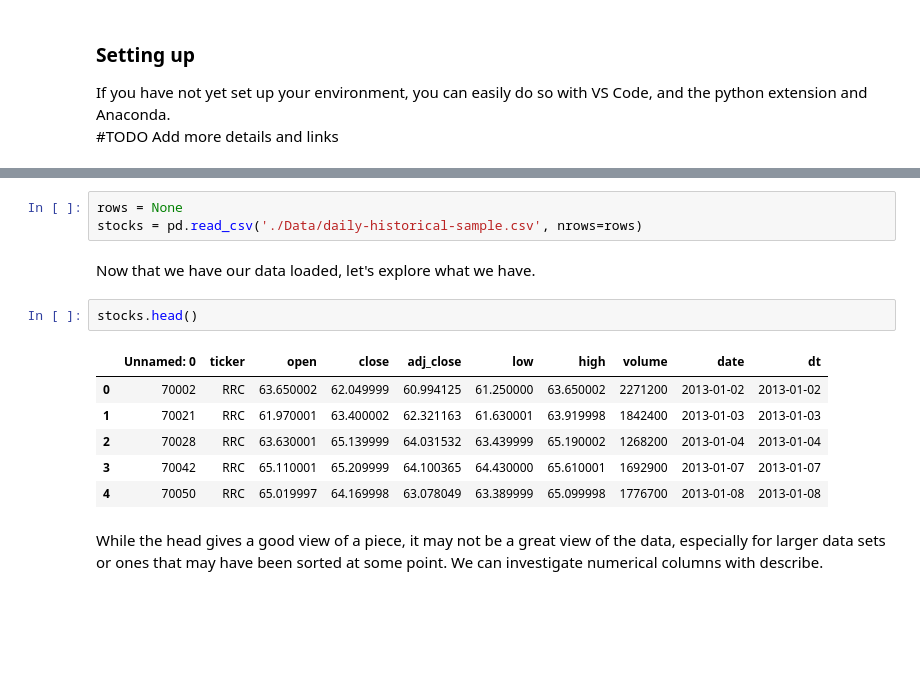
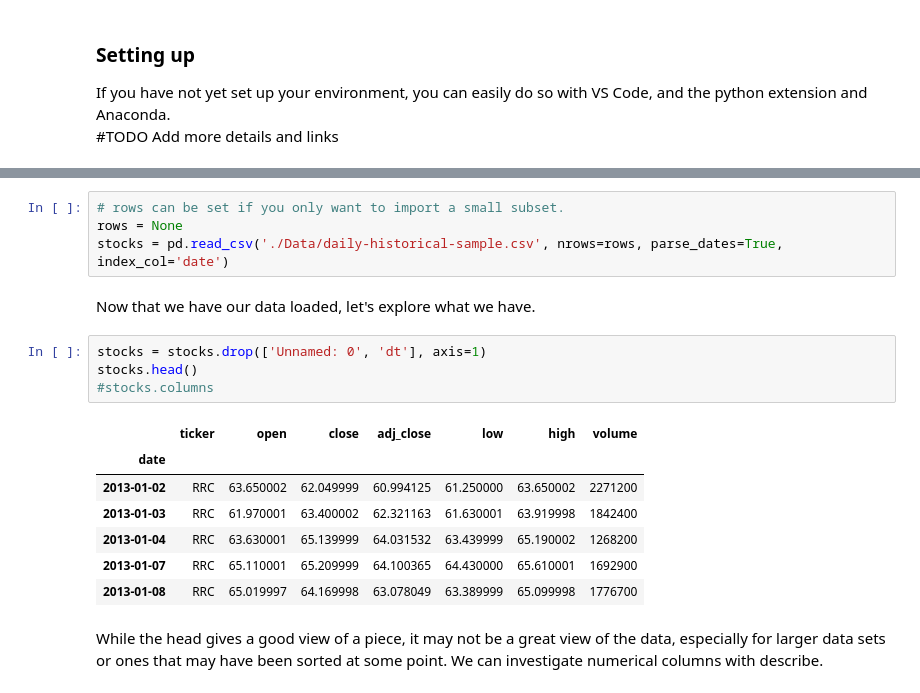
Before and after one commit to microsoft/Reactors, a Jupyter notebook: Machine_Learning_2/Capstone.ipynb, the cells around one changed output, grey strips where cells are left out. Saved outputs shown, nothing was run; the diff lists cells and outputs as text; blank space fills up the shorter version.

```diff
--- a/Machine_Learning_2/Capstone.ipynb
+++ b/Machine_Learning_2/Capstone.ipynb
@@ -48,18 +54,22 @@ import seaborn as sns
 %matplotlib inline
 # %%
+# rows can be set if you only want to import a small subset.
 rows = None
-stocks = pd.read_csv('./Data/daily-historical-sample.csv', nrows=rows)
+stocks = pd.read_csv('./Data/daily-historical-sample.csv', nrows=rows, parse_dates=True, index_col='date')
 # %% [markdown]
 Now that we have our data loaded, let's explore what we have.
-# %%
-stocks.head()
-# %% [output]
-|  | Unnamed: 0 | ticker | open | close | adj_close | low | high | volume | date | dt |
-| 0 | 70002 | RRC | 63.650002 | 62.049999 | 60.994125 | 61.250000 | 63.650002 | 2271200 | 2013-01-02 | 2013-01-02 |
-| 1 | 70021 | RRC | 61.970001 | 63.400002 | 62.321163 | 61.630001 | 63.919998 | 1842400 | 2013-01-03 | 2013-01-03 |
-| 2 | 70028 | RRC | 63.630001 | 65.139999 | 64.031532 | 63.439999 | 65.190002 | 1268200 | 2013-01-04 | 2013-01-04 |
-| 3 | 70042 | RRC | 65.110001 | 65.209999 | 64.100365 | 64.430000 | 65.610001 | 1692900 | 2013-01-07 | 2013-01-07 |
-| 4 | 70050 | RRC | 65.019997 | 64.169998 | 63.078049 | 63.389999 | 65.099998 | 1776700 | 2013-01-08 | 2013-01-08 |
+# %%
+stocks = stocks.drop(['Unnamed: 0', 'dt'], axis=1)
+stocks.head()
+#stocks.columns
+# %% [output]
+|  | ticker | open | close | adj_close | low | high | volume |
+| date |  |  |  |  |  |  |  |
+| 2013-01-02 | RRC | 63.650002 | 62.049999 | 60.994125 | 61.250000 | 63.650002 | 2271200 |
+| 2013-01-03 | RRC | 61.970001 | 63.400002 | 62.321163 | 61.630001 | 63.919998 | 1842400 |
+| 2013-01-04 | RRC | 63.630001 | 65.139999 | 64.031532 | 63.439999 | 65.190002 | 1268200 |
+| 2013-01-07 | RRC | 65.110001 | 65.209999 | 64.100365 | 64.430000 | 65.610001 | 1692900 |
+| 2013-01-08 | RRC | 65.019997 | 64.169998 | 63.078049 | 63.389999 | 65.099998 | 1776700 |
 # %% [markdown]
 While the head gives a good view of a piece, it may not be a great view of the data, especially for larger data sets or ones that may have been sorted at some point.  We can investigate numerical columns with describe.
 # %%
```
Also changed, not shown: parts of 41 cells of this notebook.
